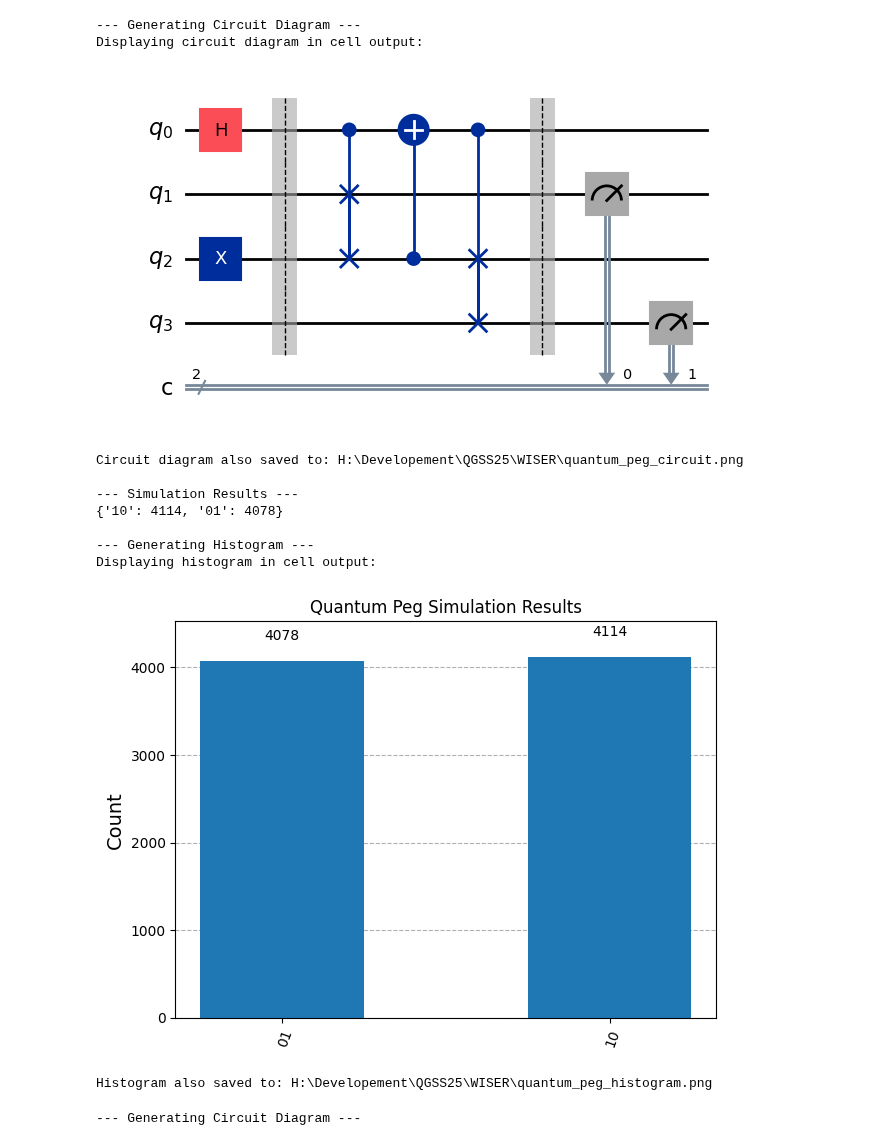
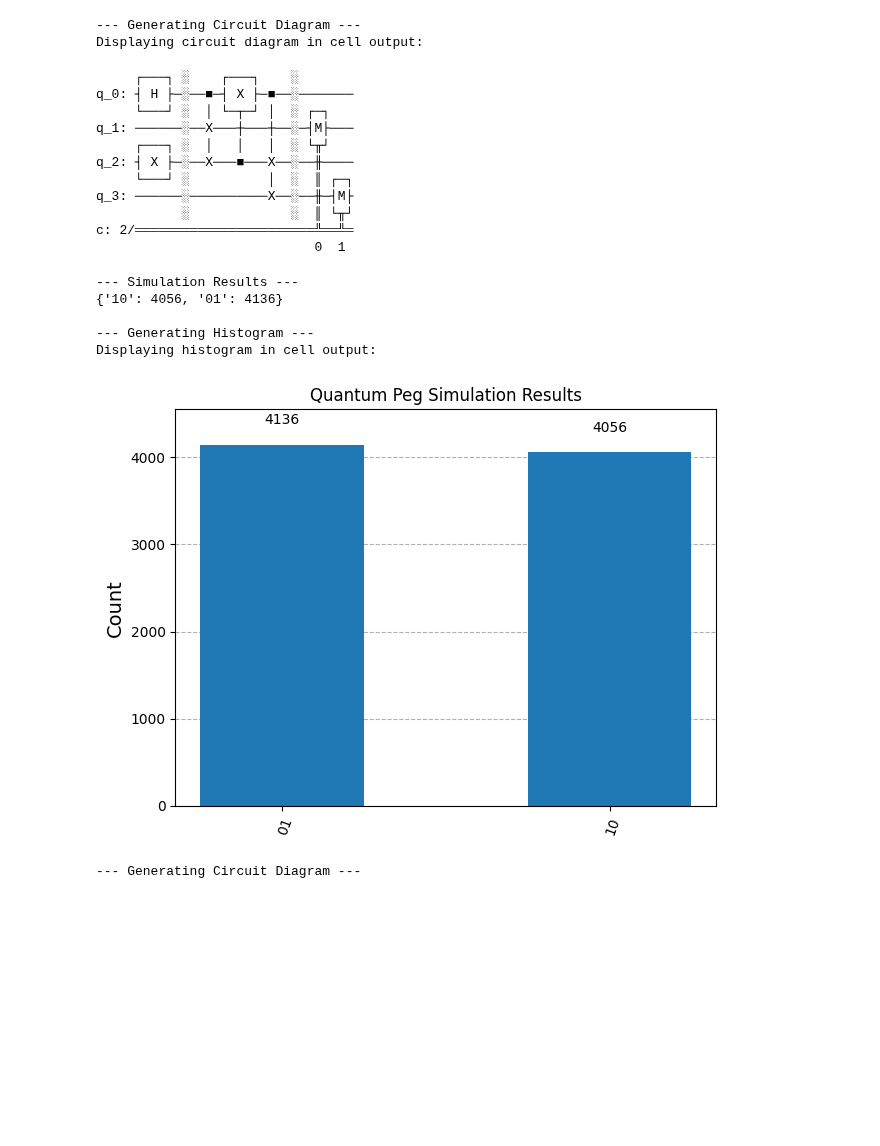
Before and after one commit to KaziMuktadirAhmed/WISER-womenium-2025-project-1, a Jupyter notebook: WISER-quantum-walk-monte-carlo.ipynb, the cells around one changed output. Cells and saved outputs as stored; diff of their text form; code cells hidden in the pictures; blank space fills up the shorter version.

```diff
--- a/WISER-quantum-walk-monte-carlo.ipynb
+++ b/WISER-quantum-walk-monte-carlo.ipynb
@@ -62,50 +66,57 @@ if __name__ == '__main__':
     peg_circuit = create_quantum_peg_circuit()
 
     print("\n--- Generating Circuit Diagram ---")
-    circuit_diagram = peg_circuit.draw("mpl")
+    circuit_diagram = peg_circuit.draw("text")
 
     if IS_IPYTHON:
         print("Displaying circuit diagram in cell output:")
         display(circuit_diagram)
 
     circuit_filename = "quantum_peg_circuit.png"
-    circuit_diagram.savefig(circuit_filename)
-    print(f"Circuit diagram also saved to: {os.path.abspath(circuit_filename)}")
+    # circuit_diagram.savefig(circuit_filename)
+    # print(f"Circuit diagram also saved to: {os.path.abspath(circuit_filename)}")
 
     simulator = AerSimulator()
     compiled_circuit = transpile(peg_circuit, simulator)
     job = simulator.run(compiled_circuit, shots=8192)
     result = job.result()
     counts = result.get_counts(compiled_circuit)
 
     print("\n--- Simulation Results ---")
     print(counts)
 
     print("\n--- Generating Histogram ---")
     histogram_figure = plot_histogram(counts, title="Quantum Peg Simulation Results")
 
     if IS_IPYTHON:
         print("Displaying histogram in cell output:")
         display(histogram_figure) # This renders the plot in the notebook
 
-    histogram_filename = "quantum_peg_histogram.png"
-    histogram_figure.savefig(histogram_filename)
-    print(f"Histogram also saved to: {os.path.abspath(histogram_filename)}")
+    # histogram_filename = "quantum_peg_histogram.png"
+    # histogram_figure.savefig(histogram_filename)
+    # print(f"Histogram also saved to: {os.path.abspath(histogram_filename)}")
 
     plt.close('all')
 # %% [output]
 --- Generating Circuit Diagram ---
 Displaying circuit diagram in cell output:
+     ┌───┐ ░    ┌───┐    ░
+q_0: ┤ H ├─░──■─┤ X ├─■──░───────
+     └───┘ ░  │ └─┬─┘ │  ░ ┌─┐
+q_1: ──────░──X───┼───┼──░─┤M├───
+     ┌───┐ ░  │   │   │  ░ └╥┘
+q_2: ┤ X ├─░──X───■───X──░──╫────
+     └───┘ ░          │  ░  ║ ┌─┐
+q_3: ──────░──────────X──░──╫─┤M├
+           ░             ░  ║ └╥┘
+c: 2/═══════════════════════╩══╩═
+                            0  1
+--- Simulation Results ---
+{'10': 4056, '01': 4136}
+
+--- Generating Histogram ---
+Displaying histogram in cell output:
-[figure, old version]
+[figure, new version]
-Circuit diagram also saved to: H:\Developement\QGSS25\WISER\quantum_peg_circuit.png
-
---- Simulation Results ---
-{'10': 4114, '01': 4078}
-
---- Generating Histogram ---
-Displaying histogram in cell output:
-[figure, removed]
-Histogram also saved to: H:\Developement\QGSS25\WISER\quantum_peg_histogram.png
 # %%
 import numpy as np
 from qiskit import QuantumCircuit
```
Also changed, not shown: parts of 7 cells of this notebook.
